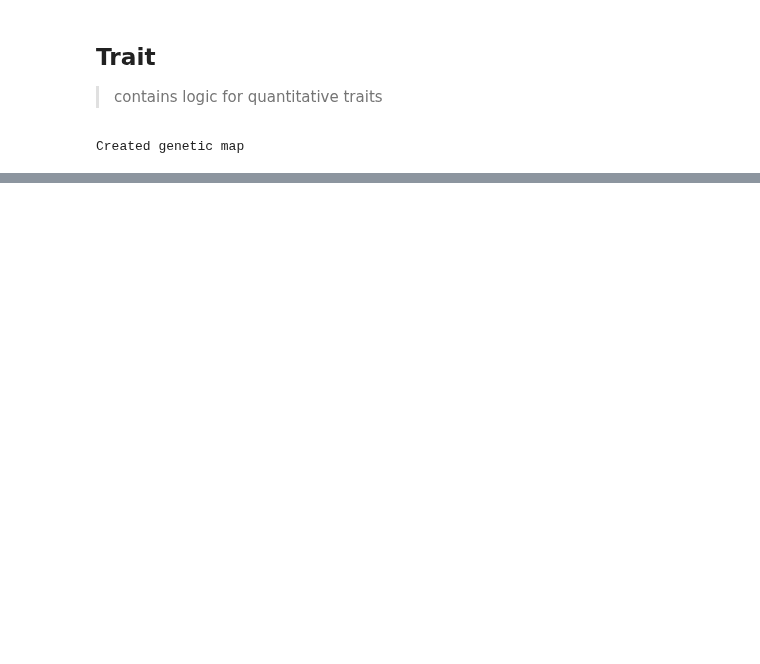
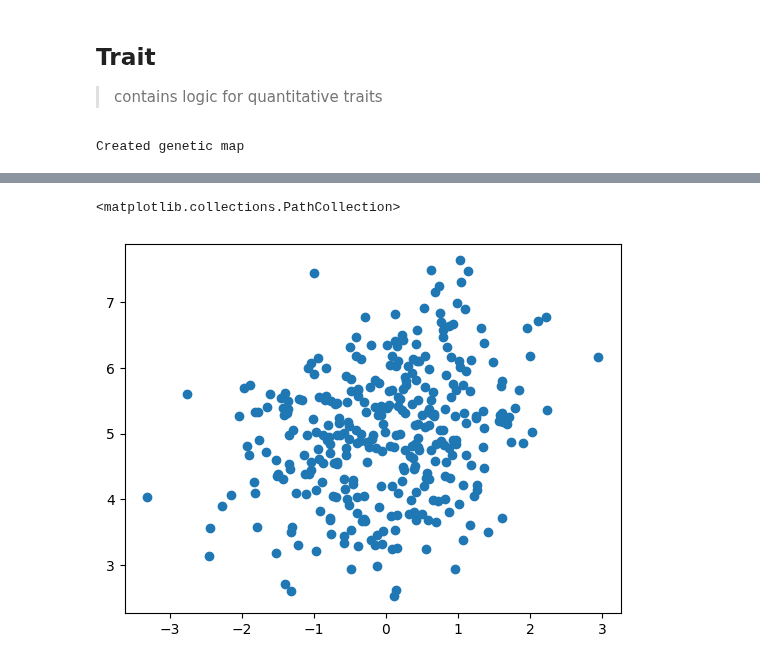
Before and after one commit to cjGO/burbankai, a Jupyter notebook: nbs/02_trait.ipynb, the cells around one changed output, grey strips where cells are left out. Saved outputs shown, nothing was run; the diff lists cells and outputs as text; code cells hidden in the pictures; blank space fills up the shorter version.

```diff
--- a/nbs/02_trait.ipynb
+++ b/nbs/02_trait.ipynb
@@ -183,3 +162,8 @@ tc_values = tc(init_pop)
+# %%
+plt.scatter(ta_values,tb_values)
+# %% [output]
+<matplotlib.collections.PathCollection>
+[figure, added]
 # %%
 plt.scatter(correlated_effects[:,:,0],correlated_effects[:,:,2])
 # %% [output]
```
Also changed, not shown: parts of 8 cells of this notebook, 3 other files.
